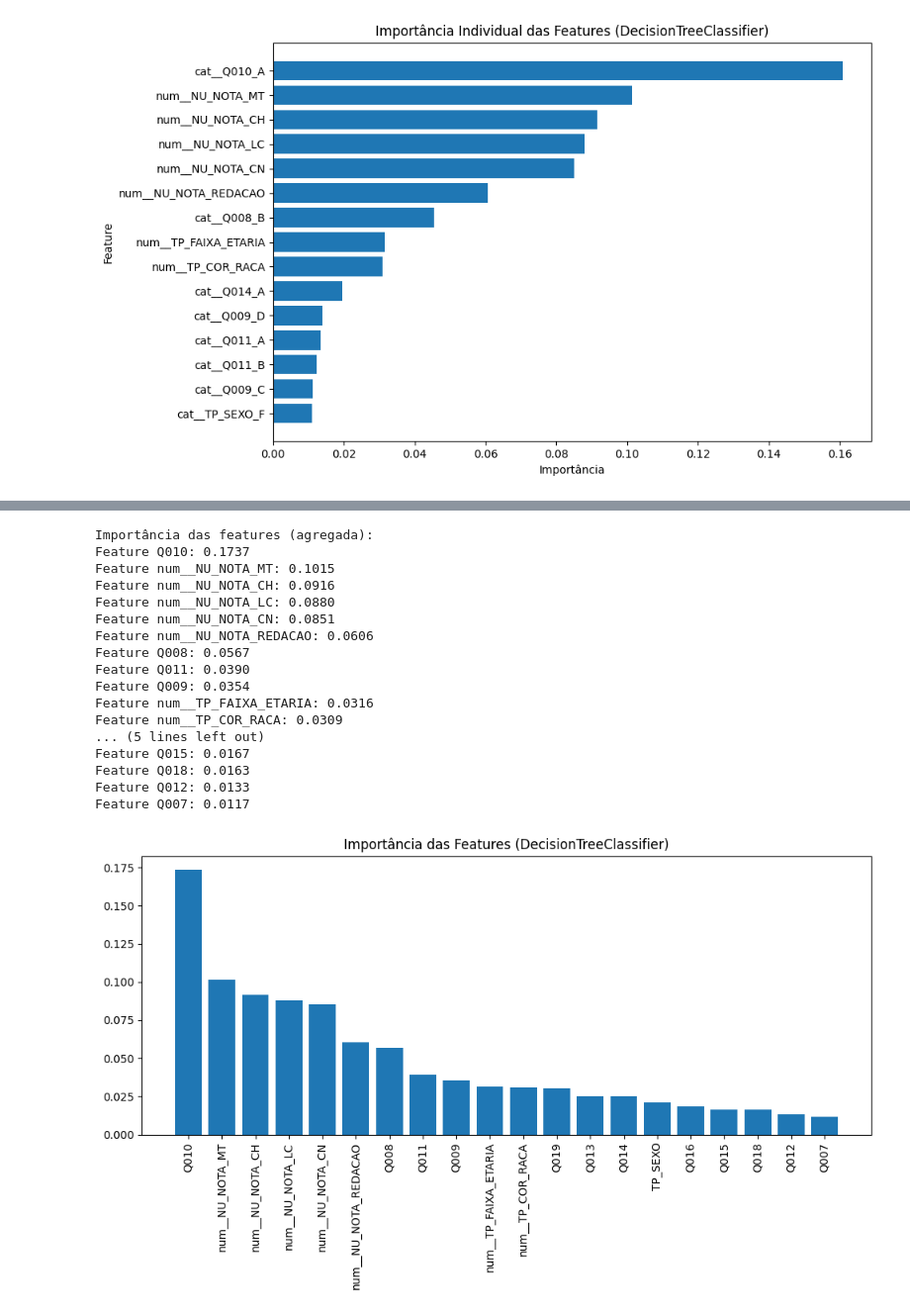
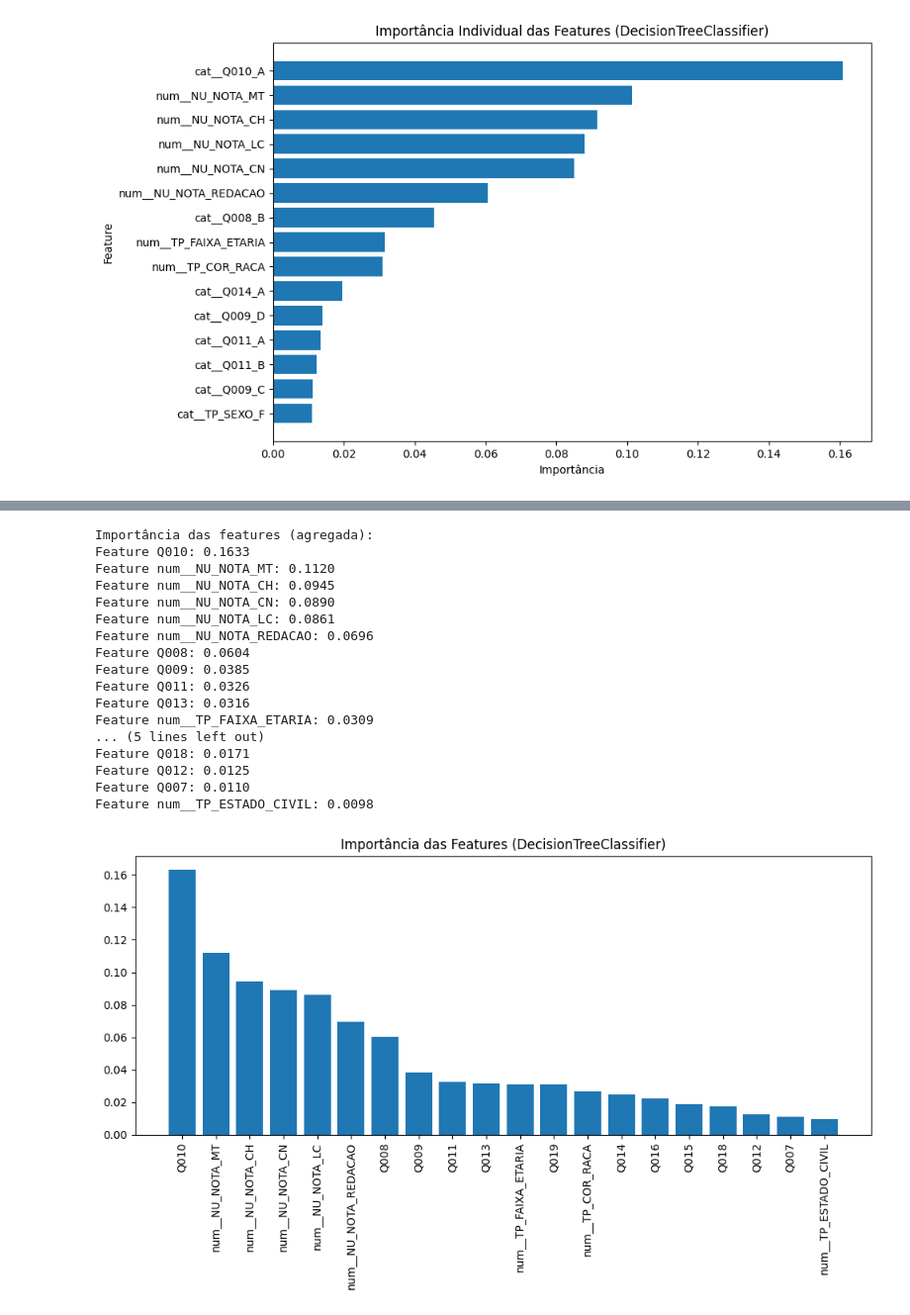
Before and after one commit to vinicarlosss/TCC_Sistemas-de-informa-o, a Jupyter notebook: arvore_decisao.ipynb, the cells around one changed output, grey strips where cells are left out. Shown at 99% size. Drawn from its saved outputs; the diff is of its cells as text; code cells hidden in the pictures.

```diff
--- a/arvore_decisao.ipynb
+++ b/arvore_decisao.ipynb
@@ -1418,0 +1057,2 @@ See the caveats in the documentation: https://pandas.pydata.org/pandas-docs/stab
+# %%
+modelo_rural_mulher, clf_rural_mulher = treinar_modelo(dataset_rural_mulher)
@@ -1419,24 +1077,24 @@ See the caveats in the documentation: https://pandas.pydata.org/pandas-docs/stab
 # %%
-df_importancia_rural_mulher = analisar_importancia_features_agregada(modelo_rural_mulher,clf_rural_mulher, categoricas, top_n=20)
+df_importancia_rural_mulher = analisar_importancia_features_agregada(modelo_rural_mulher,clf_rural_mulher, top_n=20)
 # %% [output]
 Importância das features (agregada):
-Feature Q010: 0.1737
-Feature num__NU_NOTA_MT: 0.1015
-Feature num__NU_NOTA_CH: 0.0916
-Feature num__NU_NOTA_LC: 0.0880
-Feature num__NU_NOTA_CN: 0.0851
-Feature num__NU_NOTA_REDACAO: 0.0606
-Feature Q008: 0.0567
-Feature Q011: 0.0390
-Feature Q009: 0.0354
-Feature num__TP_FAIXA_ETARIA: 0.0316
-Feature num__TP_COR_RACA: 0.0309
+Feature Q010: 0.1633
+Feature num__NU_NOTA_MT: 0.1120
+Feature num__NU_NOTA_CH: 0.0945
+Feature num__NU_NOTA_CN: 0.0890
+Feature num__NU_NOTA_LC: 0.0861
+Feature num__NU_NOTA_REDACAO: 0.0696
+Feature Q008: 0.0604
+Feature Q009: 0.0385
+Feature Q011: 0.0326
+Feature Q013: 0.0316
+Feature num__TP_FAIXA_ETARIA: 0.0309
 ... (5 lines left out)
-Feature Q015: 0.0167
-Feature Q018: 0.0163
-Feature Q012: 0.0133
-Feature Q007: 0.0117
+Feature Q018: 0.0171
+Feature Q012: 0.0125
+Feature Q007: 0.0110
+Feature num__TP_ESTADO_CIVIL: 0.0098
-[figure, old version]
+[figure, new version]
 # %%
 df_importancias_individuais_rural_mulher = analisar_importancia_features(modelo_rural_mulher, clf_rural_mulher, top_n=20)
 # %% [output]
```
Also changed, not shown: parts of 47 cells of this notebook.
